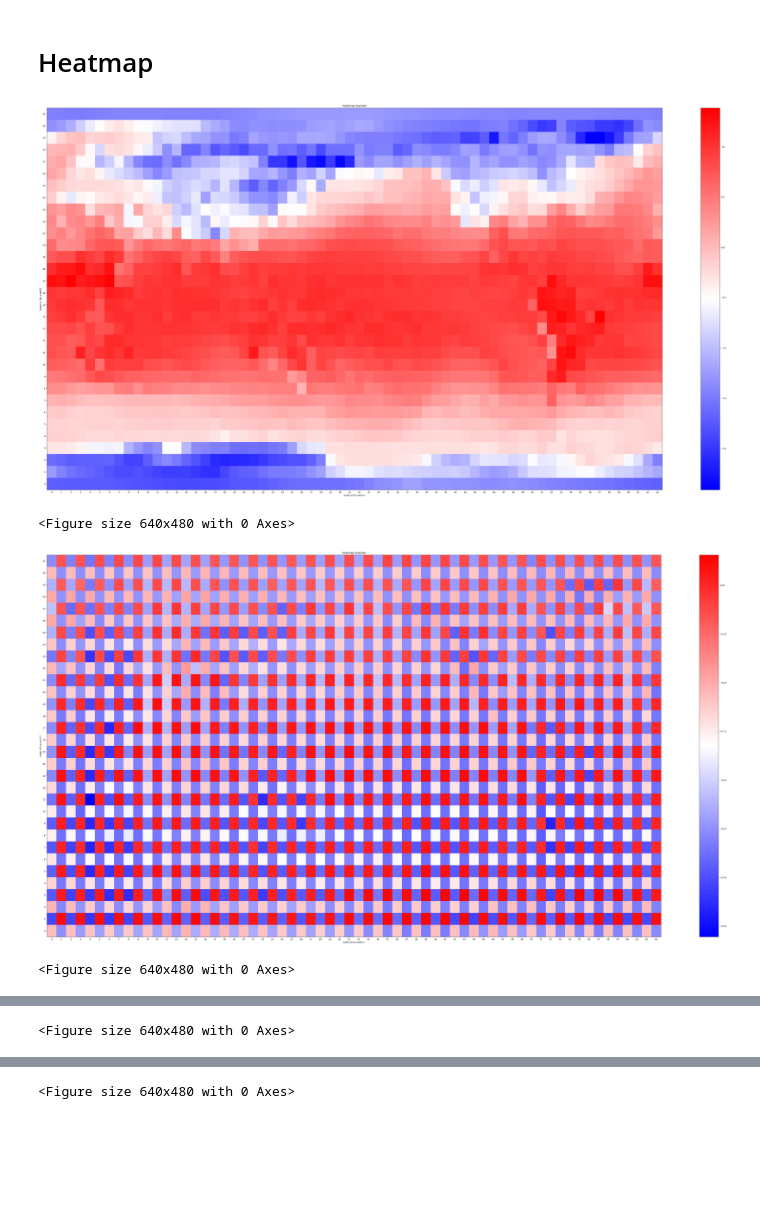
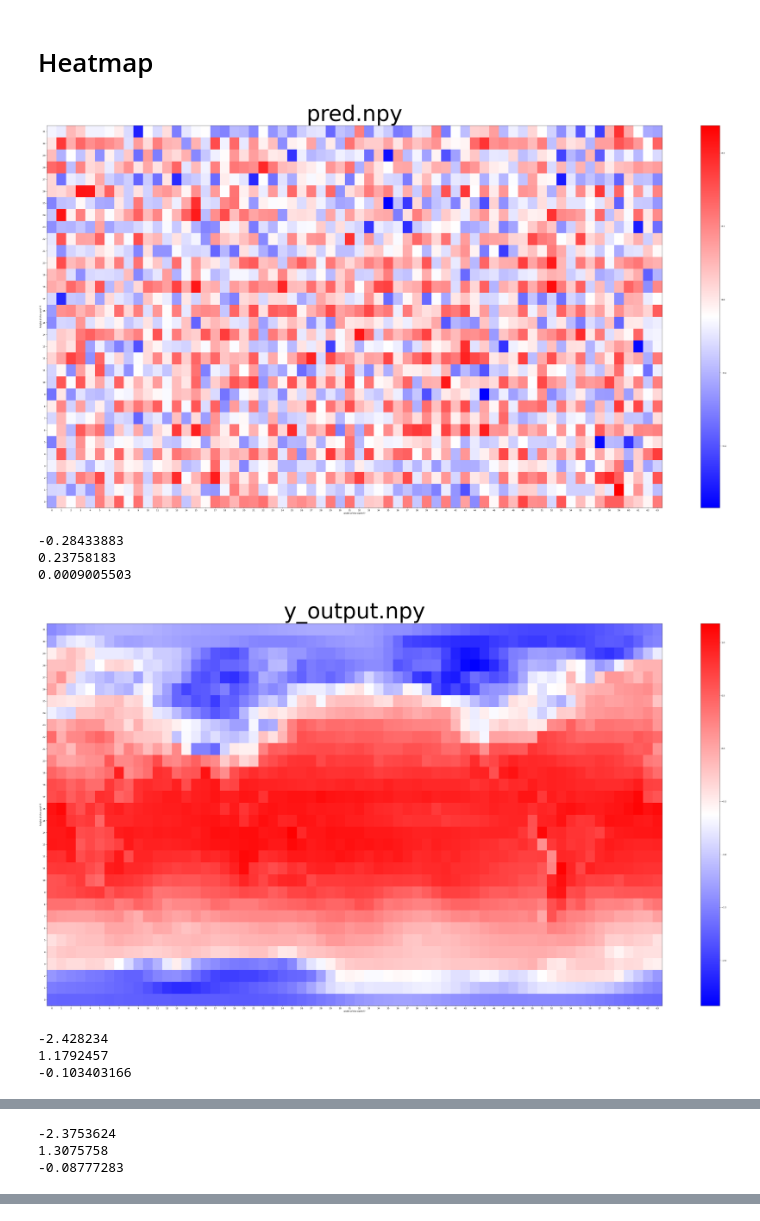
Before and after one commit to AdvitDeepak/ClimaXplainability, a Jupyter notebook: visualization/map_visualization_script.ipynb, the cells around one changed output, grey strips where cells are left out. Drawn from its saved outputs; the diff is of its cells as text; code cells hidden in the pictures; blank space fills up the shorter version.

Commit message:
data script, testone addition

```diff
--- a/visualization/map_visualization_script.ipynb
+++ b/visualization/map_visualization_script.ipynb
@@ -6,40 +6,45 @@ import matplotlib.pyplot as plt
 import numpy as np
 import os
 # temperature = np.array([
 #     [0,0,0,1,1,1,2,2,2],
 #     [0,0,0,1,1,1,2,2,2],
 #     [0,0,0,1,1,1,2,2,2],
 # ])
 
 
-path = '/home/prateiksinha/results_mpi/'
+path = '/home/advit/ClimateData/run_dumps/'
 i = 0
 for file in os.listdir(path)[::-1]:
     file_path = os.path.join(path, file)
     temperature = np.load(file_path).squeeze()
-
-    # Add random noise to make it look more legit:
-    # temperature = temperature + np.random.rand(temperature.shape[0], temperature.shape[1])
 
     # Create a heatmap
     plt.figure(figsize=(temperature.shape[1], temperature.shape[0]))
     heatmap = plt.pcolor(temperature, cmap='bwr')
     plt.colorbar(heatmap)
 
     # Set labels for the axes (optional)
     plt.xticks(np.arange(temperature.shape[1]) + 0.5, range(temperature.shape[1]))
     plt.yticks(np.arange(temperature.shape[0]) + 0.5, range(temperature.shape[0]))
 
     plt.xlabel('width of the earth??')
     plt.ylabel('height of the earth??')
-    plt.title('Heatmap Example')
+    plt.title(file, fontsize=100)
     plt.show()
-    plt.savefig(f'/home/prateiksinha/result_{i}.png')
+
+    print(np.min(temperature))
+    print(np.max(temperature))
+    print(np.mean(temperature))
+
     i += 1
     if i == 4:
         break
 # %% [output]
-[figure, old version]
+[figure, new version]
-<Figure size 640x480 with 0 Axes>
+-0.28433883
+0.23758183
+0.0009005503
-[figure, old version]
+[figure, new version]
-<Figure size 640x480 with 0 Axes>
+-2.428234
+1.1792457
+-0.103403166
@@ -47 +52,3 @@ for file in os.listdir(path)[::-1]:
-<Figure size 640x480 with 0 Axes>
+-2.3753624
+1.3075758
+-0.08777283
@@ -49 +54,0 @@ for file in os.listdir(path)[::-1]:
-<Figure size 640x480 with 0 Axes>
```
Also changed, not shown: parts of 1 cell of this notebook, 17 other files.
